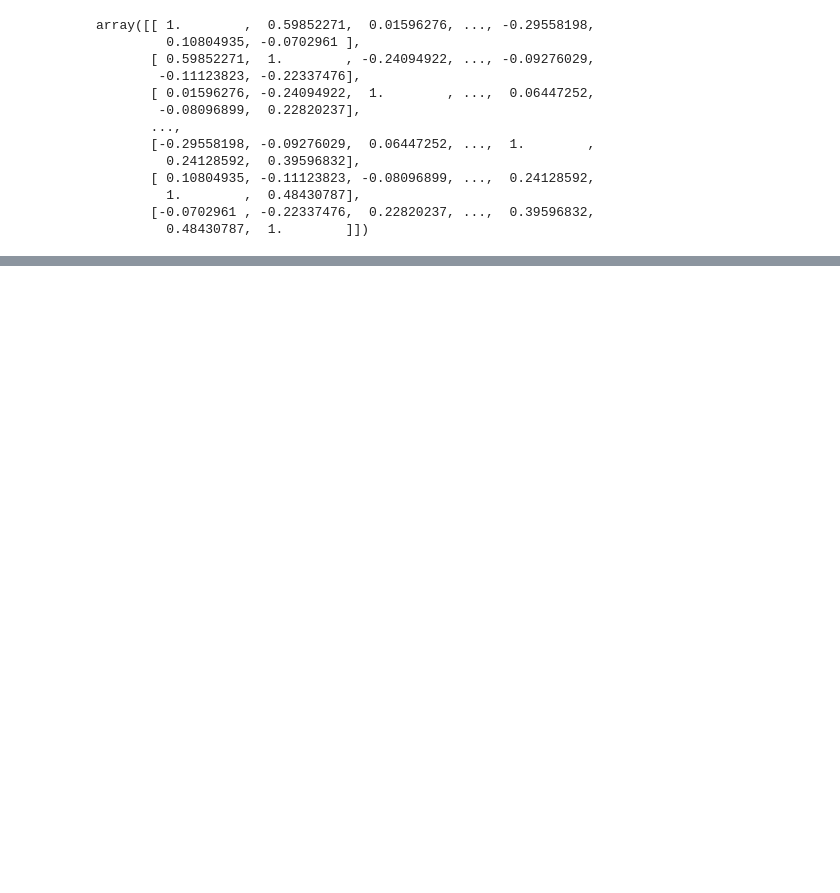
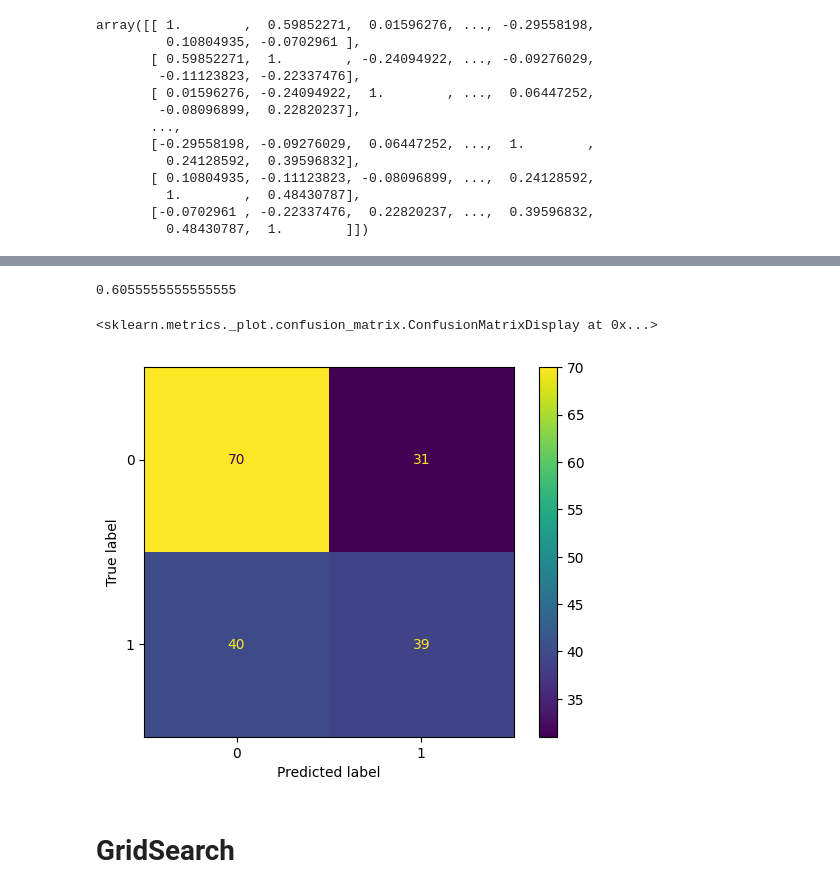
Before and after one commit to MattiaCastaldo/SL_HW2, a Jupyter notebook: rf-cor.ipynb, the cells around one changed output, grey strips where cells are left out. Drawn from its saved outputs; the diff is of its cells as text; code cells hidden in the pictures; blank space fills up the shorter version.

Commit message:
Base Model

```diff
--- a/rf-cor.ipynb
+++ b/rf-cor.ipynb
@@ -44,4 +61,14 @@ array([[ 1.        ,  0.59852271,  0.01596276, ..., -0.29558198,
 upper_triangular_idx = np.triu_indices(116, k=1)
 X = [x[upper_triangular_idx] for x in X]
 # %%
+ROIs = df.columns.str.extract(r't\d+_(\d+)')[0].unique()[1:]
+ROIs_cross = [ROIs[i]+'x'+ROIs[j] for i in range(116) for j in range(i+1,116)]
+
+# create new df from extracted features
+train_data = df.iloc[:,:4].copy()
+cor_df = pd.DataFrame(np.vstack(X), columns = ROIs_cross)
+
+train_data = pd.concat([train_data, cor_df], axis=1)
+train_data = train_data.set_index('id')
+train_data
 # %% [output]
@@ -60,0 +119,7 @@ X = [x[upper_triangular_idx] for x in X]
+# %%
+from sklearn.model_selection import train_test_split
+df = df.set_index('id') if df.index.name != 'id' else df
+X = df.loc[:, df.columns!='y']
+y = (df.y == 'autism').astype(int)
+
+X_train, X_test, y_train, y_test = train_test_split(X,y, train_size=0.7)
@@ -60,0 +128,9 @@ X = [x[upper_triangular_idx] for x in X]
+# %%
+from sklearn.ensemble import RandomForestClassifier
+
+pipe = make_pipeline(
+    correlation_transformer,
+    RandomForestClassifier()
+)
+
+pipe.fit(X_train, y_train)
@@ -60,0 +147,15 @@ X = [x[upper_triangular_idx] for x in X]
+# %%
+y_hat = pipe.predict(X_test)
+
+sum(y_hat == y_test) / len(y_hat)
+# %% [output]
+0.6055555555555555
+# %%
+from sklearn.metrics import ConfusionMatrixDisplay
+
+ConfusionMatrixDisplay.from_predictions(y_test, y_hat)
+# %% [output]
+<sklearn.metrics._plot.confusion_matrix.ConfusionMatrixDisplay at 0x...>
+[figure, added]
+# %% [markdown]
+# GridSearch
```
Also changed, not shown: parts of 8 cells of this notebook.
